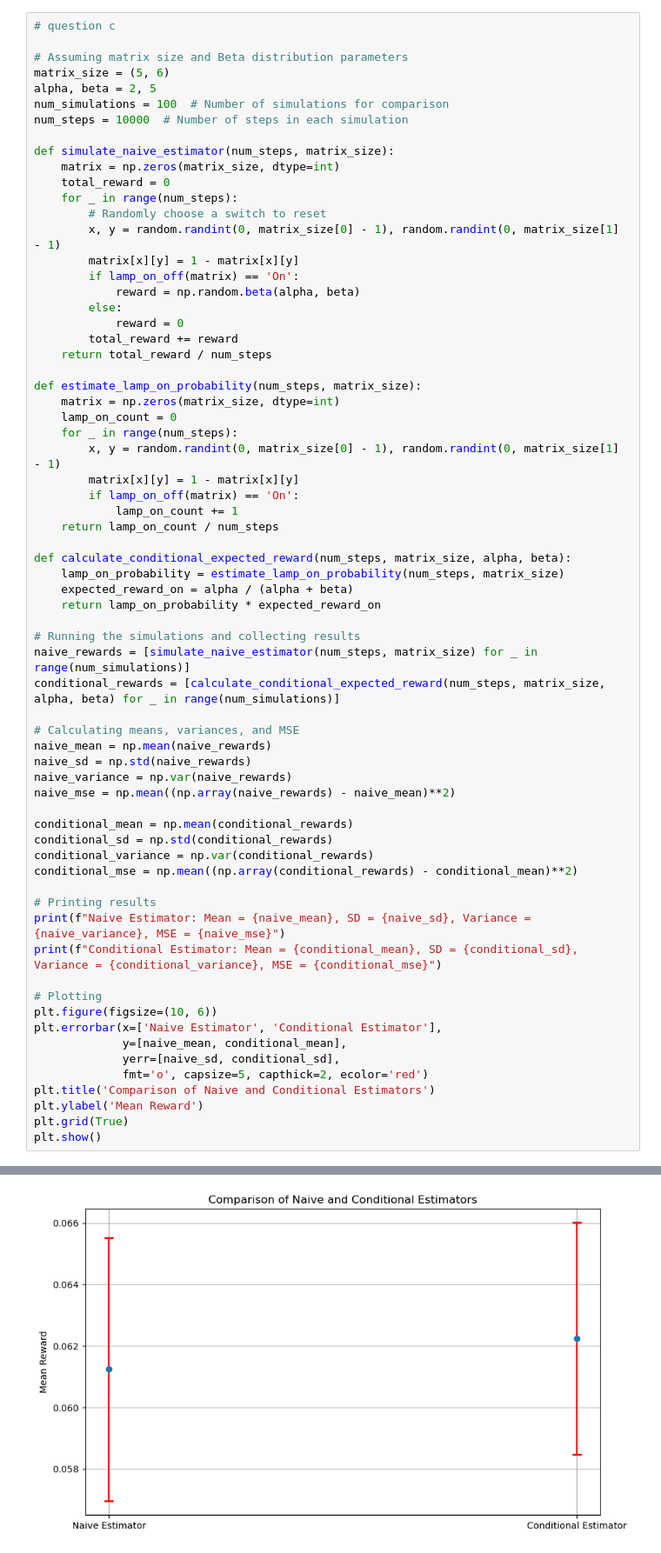
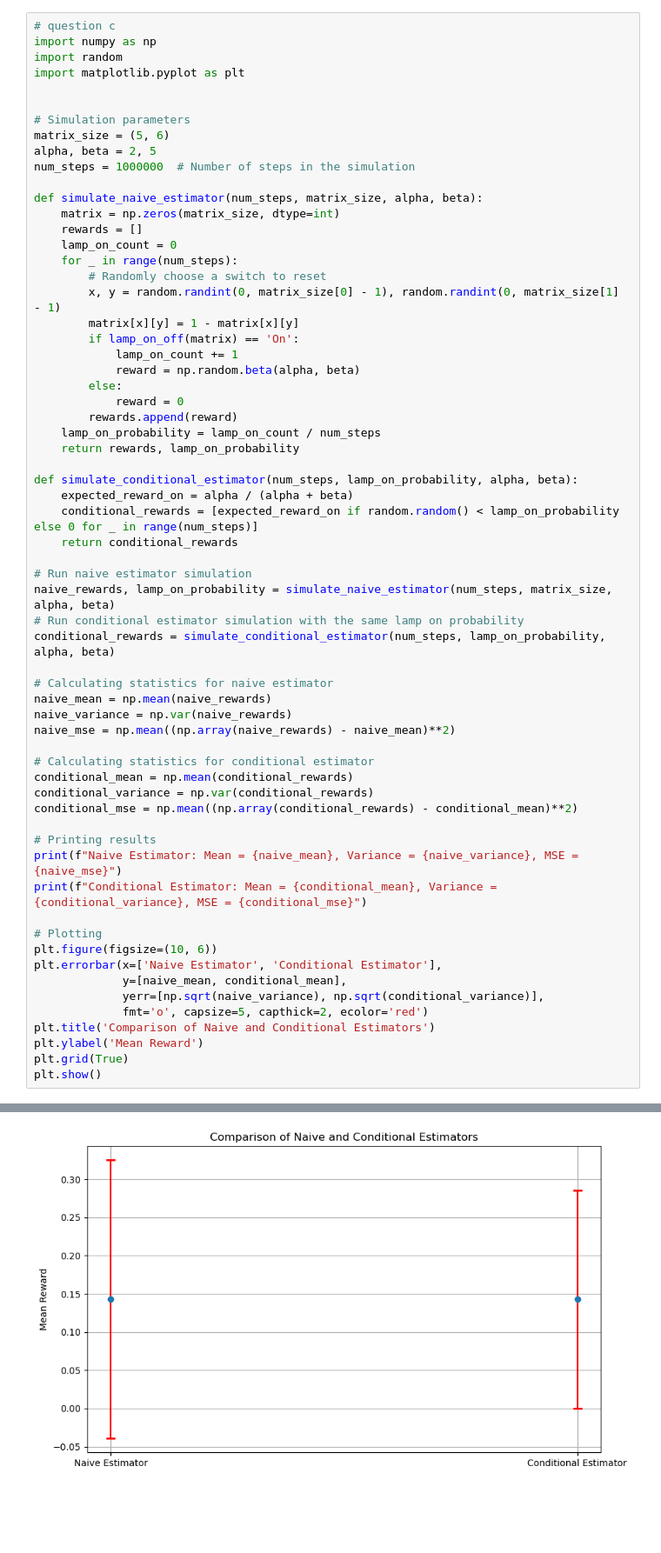
Before and after one commit to thidpaep/SIM_CASE3, a Jupyter notebook: CASE3.1.ipynb, the cells around one changed output, grey strips where cells are left out. Shown: that part at 87% size. Saved outputs shown, nothing was run; the diff lists cells and outputs as text; blank space fills up the shorter version.

```diff
--- a/CASE3.1.ipynb
+++ b/CASE3.1.ipynb
@@ -95,66 +95,62 @@ def lamp_on_off(matrix):
     return 'Off'
 # %%
 # question c
+import numpy as np
+import random
+import matplotlib.pyplot as plt
 
-# Assuming matrix size and Beta distribution parameters
+
+# Simulation parameters
 matrix_size = (5, 6)
 alpha, beta = 2, 5
-num_simulations = 100  # Number of simulations for comparison
-num_steps = 10000  # Number of steps in each simulation
+num_steps = 1000000  # Number of steps in the simulation
 
-def simulate_naive_estimator(num_steps, matrix_size):
+def simulate_naive_estimator(num_steps, matrix_size, alpha, beta):
     matrix = np.zeros(matrix_size, dtype=int)
-    total_reward = 0
+    rewards = []
+    lamp_on_count = 0
     for _ in range(num_steps):
         # Randomly choose a switch to reset
         x, y = random.randint(0, matrix_size[0] - 1), random.randint(0, matrix_size[1] - 1)
         matrix[x][y] = 1 - matrix[x][y]
         if lamp_on_off(matrix) == 'On':
+            lamp_on_count += 1
             reward = np.random.beta(alpha, beta)
         else:
             reward = 0
-        total_reward += reward
-    return total_reward / num_steps
+        rewards.append(reward)
+    lamp_on_probability = lamp_on_count / num_steps
+    return rewards, lamp_on_probability
 
-def estimate_lamp_on_probability(num_steps, matrix_size):
-    matrix = np.zeros(matrix_size, dtype=int)
-    lamp_on_count = 0
-    for _ in range(num_steps):
-        x, y = random.randint(0, matrix_size[0] - 1), random.randint(0, matrix_size[1] - 1)
-        matrix[x][y] = 1 - matrix[x][y]
-        if lamp_on_off(matrix) == 'On':
-            lamp_on_count += 1
-    return lamp_on_count / num_steps
+def simulate_conditional_estimator(num_steps, lamp_on_probability, alpha, beta):
+    expected_reward_on = alpha / (alpha + beta)
+    conditional_rewards = [expected_reward_on if random.random() < lamp_on_probability else 0 for _ in range(num_steps)]
+    return conditional_rewards
 
-def calculate_conditional_expected_reward(num_steps, matrix_size, alpha, beta):
-    lamp_on_probability = estimate_lamp_on_probability(num_steps, matrix_size)
-    expected_reward_on = alpha / (alpha + beta)
-    return lamp_on_probability * expected_reward_on
+# Run naive estimator simulation
+naive_rewards, lamp_on_probability = simulate_naive_estimator(num_steps, matrix_size, alpha, beta)
+# Run conditional estimator simulation with the same lamp on probability
+conditional_rewards = simulate_conditional_estimator(num_steps, lamp_on_probability, alpha, beta)
 
-# Running the simulations and collecting results
-naive_rewards = [simulate_naive_estimator(num_steps, matrix_size) for _ in range(num_simulations)]
-conditional_rewards = [calculate_conditional_expected_reward(num_steps, matrix_size, alpha, beta) for _ in range(num_simulations)]
-
-# Calculating means, variances, and MSE
+# Calculating statistics for naive estimator
 naive_mean = np.mean(naive_rewards)
-naive_sd = np.std(naive_rewards)
 naive_variance = np.var(naive_rewards)
 naive_mse = np.mean((np.array(naive_rewards) - naive_mean)**2)
 
+# Calculating statistics for conditional estimator
 conditional_mean = np.mean(conditional_rewards)
-conditional_sd = np.std(conditional_rewards)
 conditional_variance = np.var(conditional_rewards)
 conditional_mse = np.mean((np.array(conditional_rewards) - conditional_mean)**2)
 
 # Printing results
-print(f"Naive Estimator: Mean = {naive_mean}, SD = {naive_sd}, Variance = {naive_variance}, MSE = {naive_mse}")
-print(f"Conditional Estimator: Mean = {conditional_mean}, SD = {conditional_sd}, Variance = {conditional_variance}, MSE = {conditional_mse}")
+print(f"Naive Estimator: Mean = {naive_mean}, Variance = {naive_variance}, MSE = {naive_mse}")
+print(f"Conditional Estimator: Mean = {conditional_mean}, Variance = {conditional_variance}, MSE = {conditional_mse}")
 
 # Plotting
 plt.figure(figsize=(10, 6))
 plt.errorbar(x=['Naive Estimator', 'Conditional Estimator'],
              y=[naive_mean, conditional_mean],
-             yerr=[naive_sd, conditional_sd],
+             yerr=[np.sqrt(naive_variance), np.sqrt(conditional_variance)],
              fmt='o', capsize=5, capthick=2, ecolor='red')
 plt.title('Comparison of Naive and Conditional Estimators')
 plt.ylabel('Mean Reward')
@@ -166,4 +162,4 @@ Conditional Estimator: Mean = 0.06224514285714286, SD = 0.0037632707875474704, V
-[figure, old version]
+[figure, new version]
 # %%
 # question d
 
```
Also changed, not shown: parts of 5 cells of this notebook.
